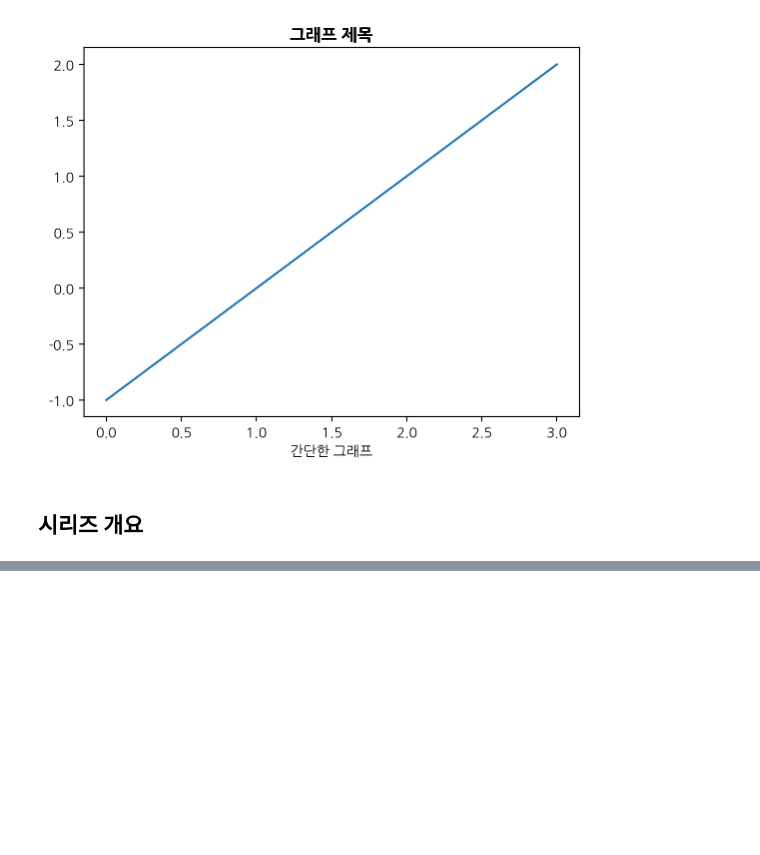
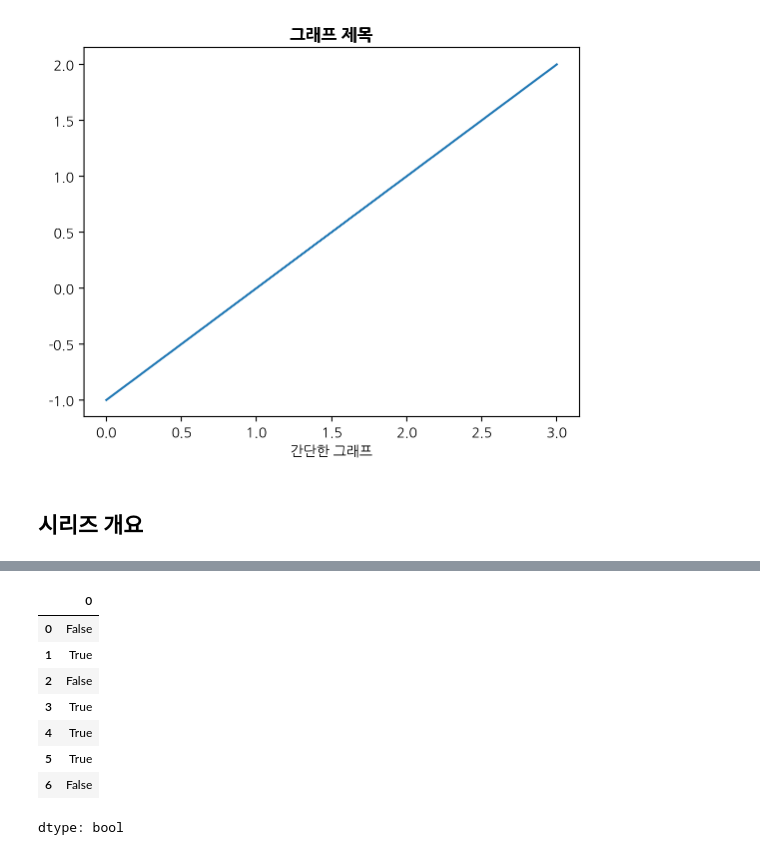
Before and after one commit to kimdfarm/2025-1-myclass-BDA, a Jupyter notebook: inclass/01_w_bigdata_basic.ipynb, the cells around one changed output, grey strips where cells are left out. Cells and saved outputs as stored; diff of their text form; code cells hidden in the pictures; blank space fills up the shorter version.

```diff
--- a/inclass/01_w_bigdata_basic.ipynb
+++ b/inclass/01_w_bigdata_basic.ipynb
@@ -61,0 +267,12 @@ s = pd.Series()
+# %%
+s%2 ==0
+# %% [output]
+|  | 0 |
+| 0 | False |
+| 1 | True |
+| 2 | False |
+| 3 | True |
+| 4 | True |
+| 5 | True |
+| 6 | False |
+dtype: bool
```
Also changed, not shown: parts of 30 cells of this notebook.
